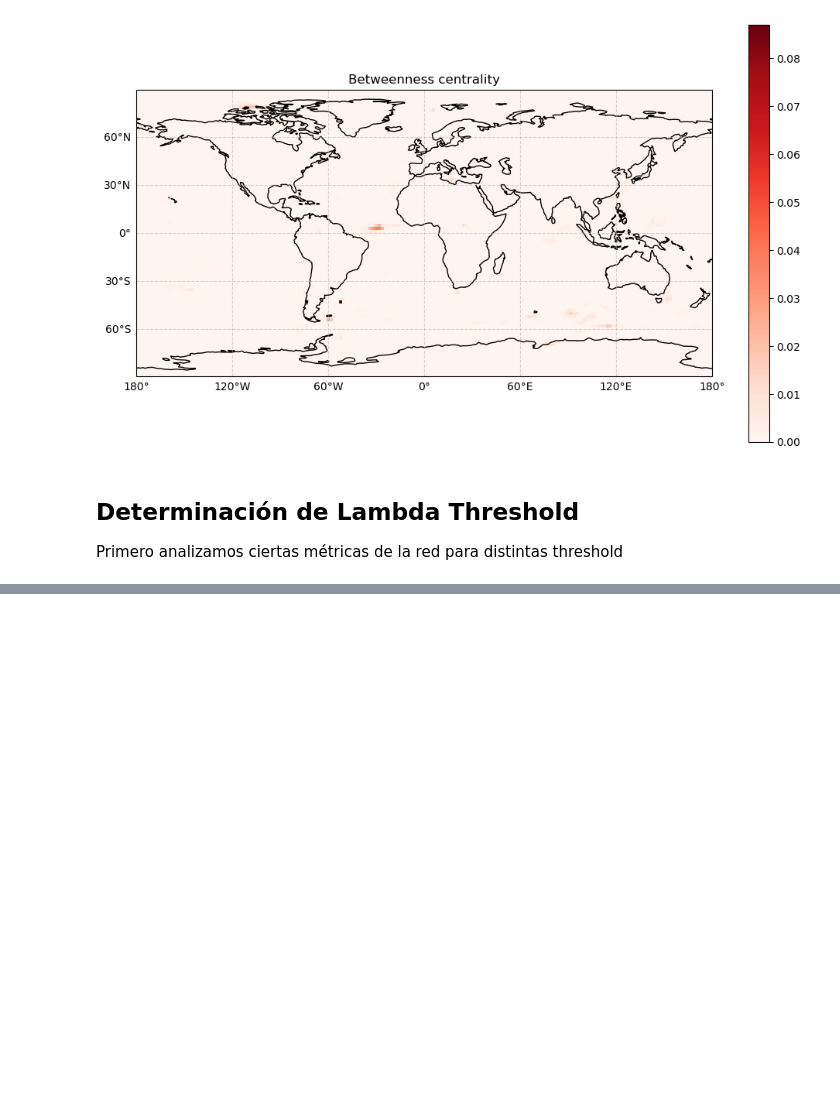
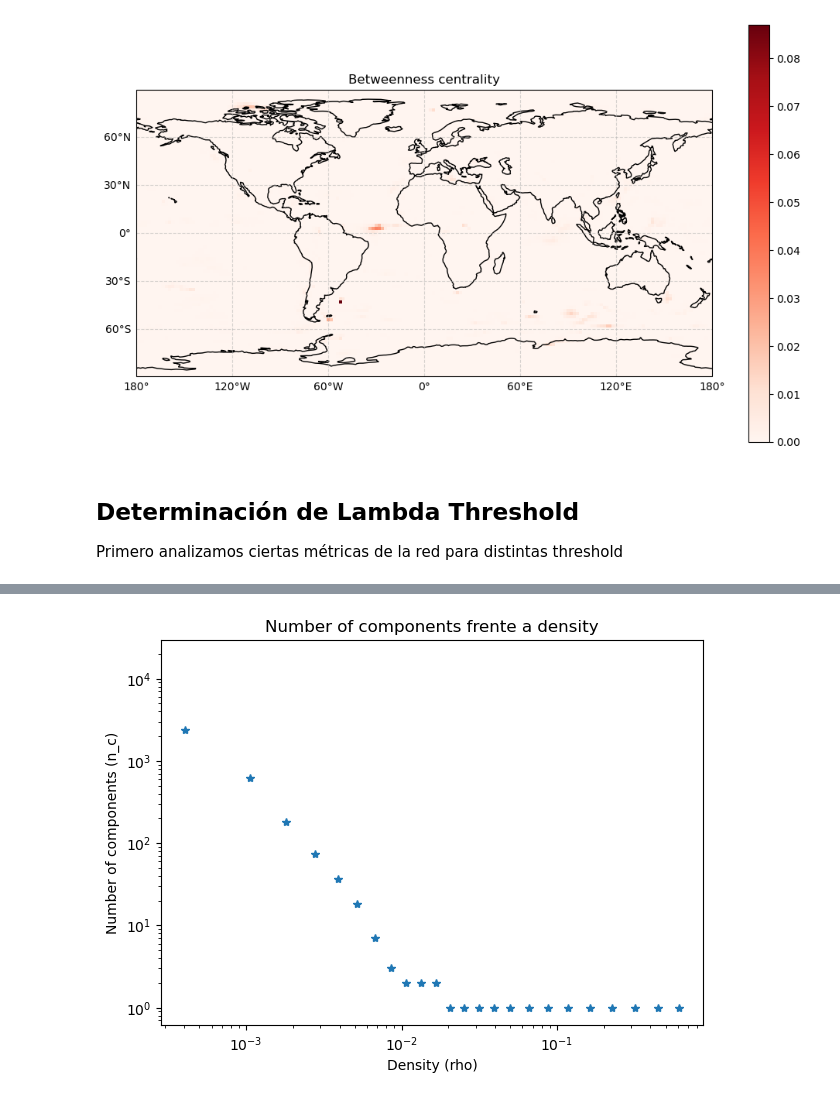
Before and after one commit to ipelayo1/TFG_Ivan, a Jupyter notebook: extract_data.ipynb, the cells around one changed output, grey strips where cells are left out. Saved outputs shown, nothing was run; the diff lists cells and outputs as text; code cells hidden in the pictures; blank space fills up the shorter version.

```diff
--- a/extract_data.ipynb
+++ b/extract_data.ipynb
@@ -757,0 +808,12 @@ with open(archivo_csv, mode='w', newline='', encoding='utf-8') as f:
+# %%
+#grafica d) del articulo
+plt.figure(figsize=(7, 5))
+plt.plot(edge_density, n_components, '*')
+plt.title('Number of components frente a density')
+plt.xlabel('Density (rho)')
+plt.ylabel('Number of components (n_c)')
+plt.xscale('log')
+plt.yscale('log')
+plt.show()
+# %% [output]
+[figure, added]
```
Also changed, not shown: parts of 6 cells of this notebook, 5 other files.
